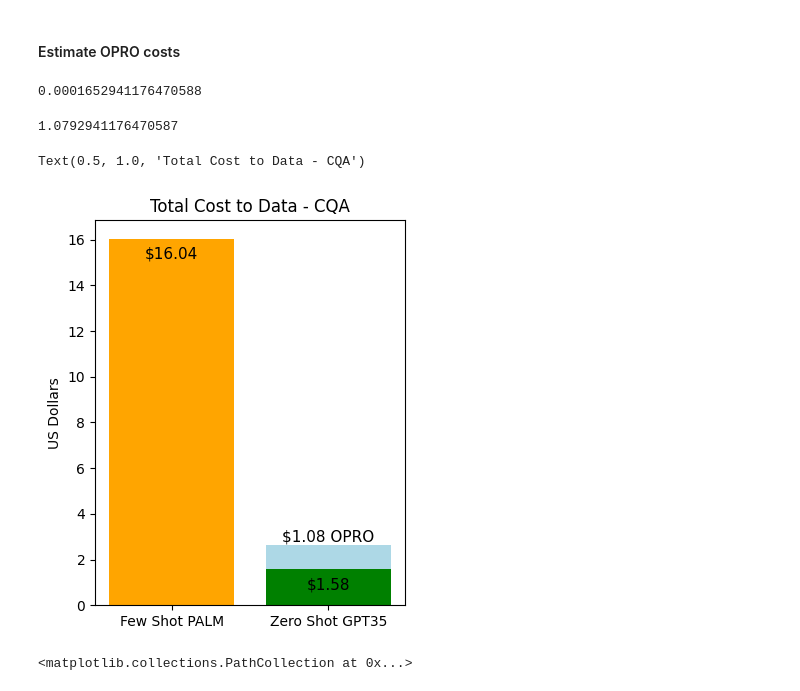
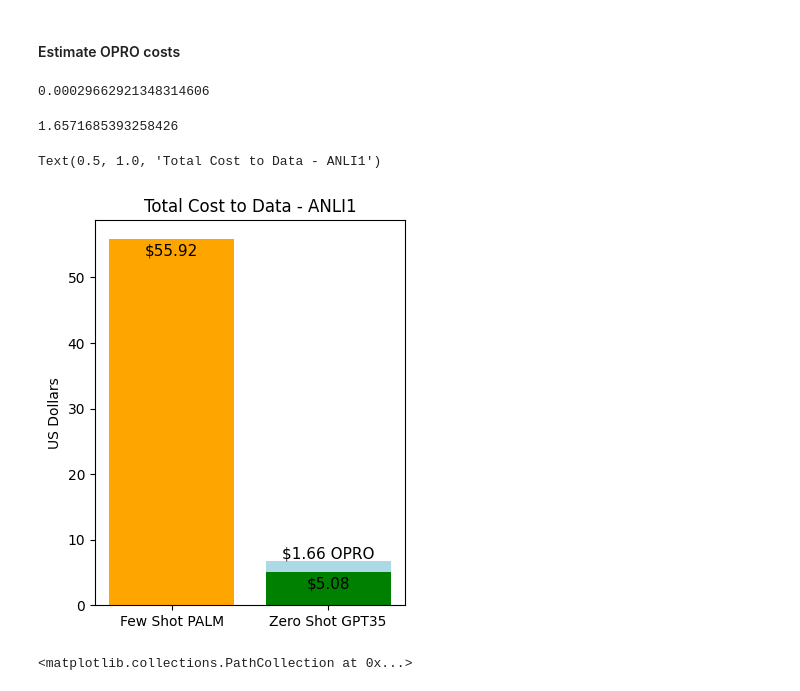
Before and after one commit to lukasvoege/ZeroShot-step-by-step-distillation, a Jupyter notebook: analytics.ipynb, the cells around one changed output. Cells and saved outputs as stored; diff of their text form; code cells hidden in the pictures.

```diff
--- a/analytics.ipynb
+++ b/analytics.ipynb
@@ -69,7 +69,7 @@ def get_meta_df(dataset: str) -> pd.DataFrame:
 # parsed_responses_gpt35 = {i: (label, rational) for i, (label, rational) in enumerate(zip(test_gpt35_labels, test_gpt35_rationales))}
 # evaluator.get_label_accuracy(split="valid", parsed_responses=parsed_responses_gpt35)
 # %%
-meta_df = get_meta_df("cqa")
+meta_df = get_meta_df("anli1")
 meta_df.head()
 # %% [output]
 |  | accuracy | n_correct | n_wrong | n_none_responses | total_responses | total_length_of_explanations | ... |
@@ -171,39 +171,39 @@ There seem to be the following tendencies:
 # %% [markdown]
 #### Estimate OPRO costs
 # %%
-#avg_cost_per_query = meta_df.drop([0, 179, 1000], axis=0)["avg_cost_per_query"].mean()
-avg_cost_per_query = meta_df.drop([0], axis=0)["avg_cost_per_query"].mean()
+avg_cost_per_query = meta_df.drop([0, 179, 1000], axis=0)["avg_cost_per_query"].mean()
+#avg_cost_per_query = meta_df.drop([0], axis=0)["avg_cost_per_query"].mean()
 # %%
 avg_cost_per_query
 # %% [output]
-0.0001652941176470588
+0.00029662921348314606
 # %%
 # 22 rounds, 8 prompts per round, 25 test_size per prompt per round + 100 rounds * 8 queries of the meta prompt
 opro_costs = avg_cost_per_query * 22 * 8 * 25 + 22 * 8 * 0.002
 # %%
 opro_costs
 # %% [output]
-1.0792941176470587
+1.6571685393258426
 # %%
 # plot cost_to_data of index 0 and 179 as bar chart with value on top
 fig, ax = plt.subplots(figsize=(4, 5))
-bars = ax.bar(x=["Few Shot PALM", "Zero Shot GPT35"], height=[0, opro_costs + meta_df.iloc[3]['cost_to_data']], color="lightblue")
+bars = ax.bar(x=["Few Shot PALM", "Zero Shot GPT35"], height=[0, opro_costs + meta_df.iloc[100]['cost_to_data']], color="lightblue")
 for bar in bars:
     if bar.get_height() == 0:
         continue
     ax.text(bar.get_x() + bar.get_width()/2, bar.get_height() - 0, f"${opro_costs:.2f} OPRO", ha='center', va='bottom', fontsize=11)
     #ax.text(bar.get_x() + bar.get_width()/2, bar.get_height() - 0.5, f"OPRO", ha='center', va='bottom', fontsize=9)
 
 color = ['orange', 'green']
-bars = ax.bar(x=["Few Shot PALM", "Zero Shot GPT35"], height=[meta_df.iloc[0]['cost_to_data'], meta_df.iloc[3]['cost_to_data']], color=color)
+bars = ax.bar(x=["Few Shot PALM", "Zero Shot GPT35"], height=[meta_df.iloc[0]['cost_to_data'], meta_df.iloc[100]['cost_to_data']], color=color)
 for bar in bars:
     yval = bar.get_height()
-    ax.text(bar.get_x() + bar.get_width()/2, yval - 1, f"${yval:.2f}", ha='center', va='bottom', fontsize=11)
+    ax.text(bar.get_x() + bar.get_width()/2, yval - 3, f"${yval:.2f}", ha='center', va='bottom', fontsize=11)
 ax.set_ylabel("US Dollars")
-ax.set_title("Total Cost to Data - CQA")
+ax.set_title("Total Cost to Data - ANLI1")
 # %% [output]
-Text(0.5, 1.0, 'Total Cost to Data - CQA')
+Text(0.5, 1.0, 'Total Cost to Data - ANLI1')
-[figure, old version]
+[figure, new version]
 # %%
 meta_df["max_accuracy"] = meta_df.drop([0, 179, 1000], axis=0)["accuracy"].cummax()
 #meta_df["max_accuracy"] = meta_df.drop([0], axis=0)["accuracy"].cummax()
```
Also changed, not shown: parts of 4 cells of this notebook.
